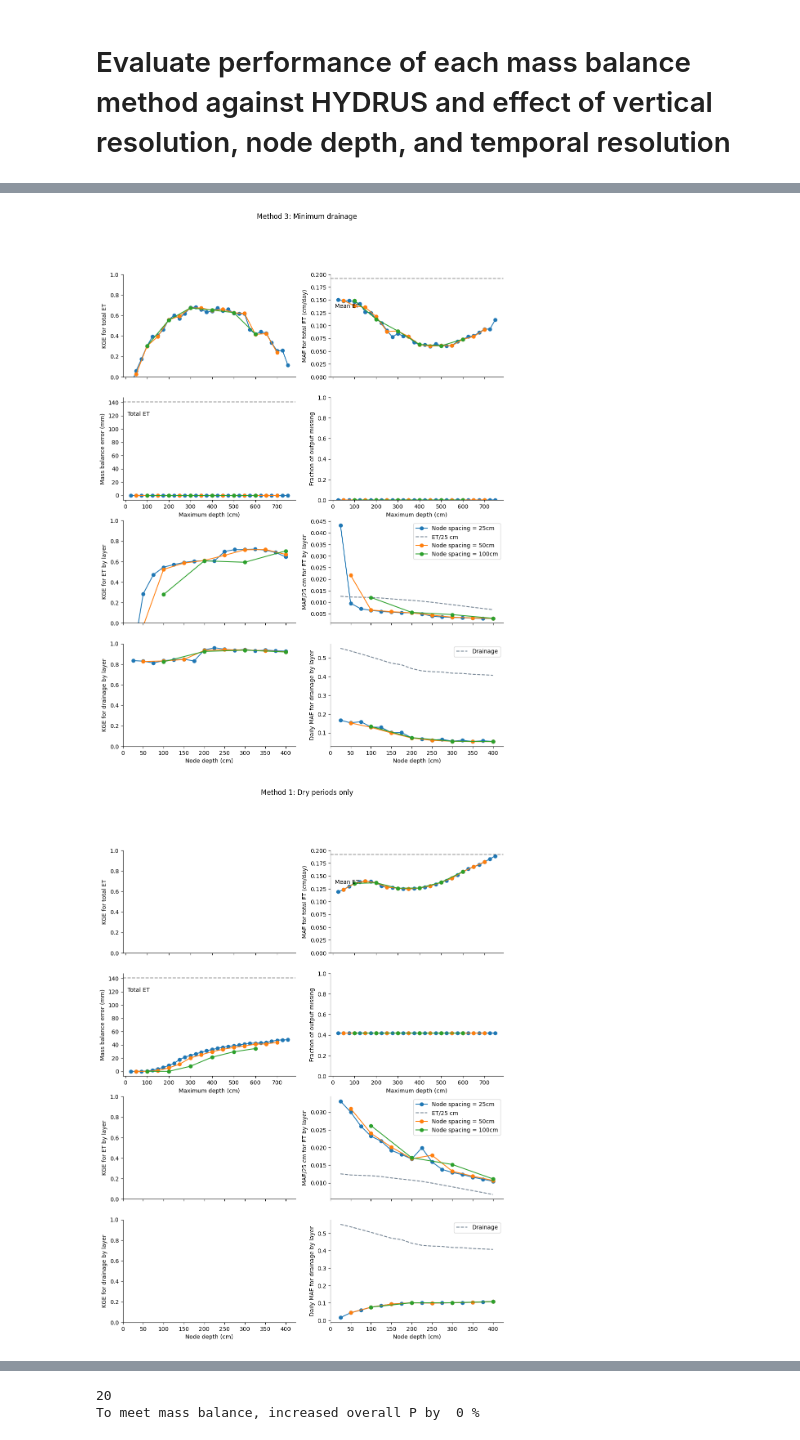
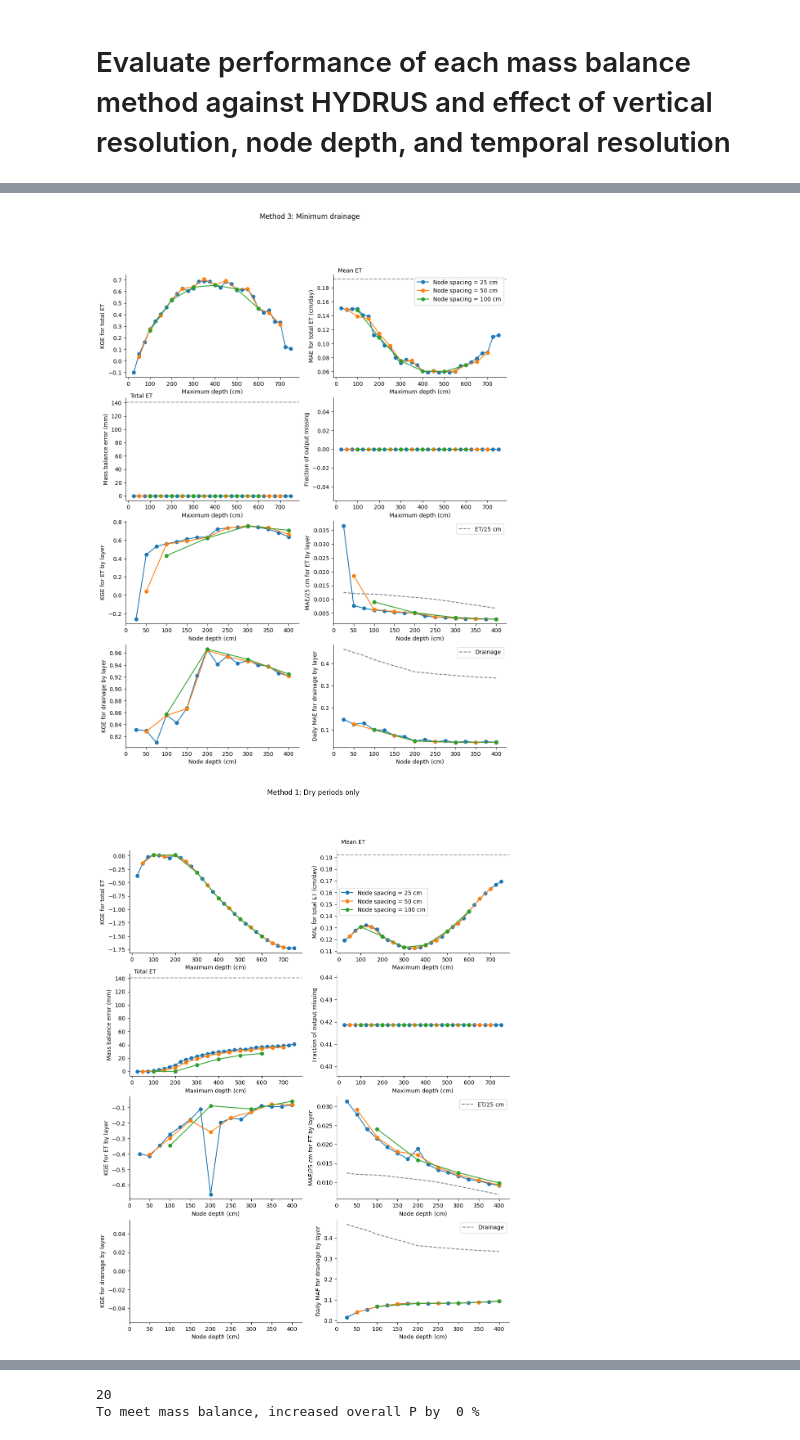
Before and after one commit to lapidesd/ET_layers, a Jupyter notebook: Code/phydrus_VMS_final.ipynb, the cells around one changed output, grey strips where cells are left out. Saved outputs shown, nothing was run; the diff lists cells and outputs as text; code cells hidden in the pictures.

```diff
--- a/Code/phydrus_VMS_final.ipynb
+++ b/Code/phydrus_VMS_final.ipynb
@@ -86,7 +117,7 @@ elder = pd.read_csv('https://hydroeco.github.io/angelo/angelo_weather_1H.csv', p
 elder = pd.read_csv('https://raw.githubusercontent.com/daviddralle/daviddralle.github.io/master/ppt.csv',index_col=0,parse_dates=True)
 elder = elder.resample('D').first().fillna(0)
 # change units to cm from mm
-elder = elder[['11475560']]*.1
+elder = elder[['11475560']]*.1*.85
 # set time period for simulation
 elder = elder.loc['2011-01-01':]
 elder = elder.iloc[:len(atm):]
@@ -769,6 +831,9 @@ for key in fluxmethod_names.keys():
 
   performance_methods[key] = performance_all
   overall_performance_methods[key] = overall_performance
+
+for method in fluxmethod_names.keys():
+  performance_methods[method]['R'] = [p[0][1] for p in performance_methods[method]['R']]
 # %% [output]
 1
 To meet mass balance, increased overall P by  0 %
@@ -897,7 +984,7 @@ for tnumber,method in enumerate(methodlist):
 
     ax = axs[3+m]
     ax.plot(spacedata.Node,spacedata.MAE/nodespacing*25,marker='o',
-            label=titles[method])
+            label=None)#titles[method])
     if (nodespacing==25) & (method==methodlist[-1]):
       ax.plot(spacedata.Node,spacedata.meanET/nodespacing*25,ls='--',c='slategrey',
               label = 'ET/25 cm')
@@ -951,6 +1038,7 @@ for tnumber,method in enumerate(methodlist):
   ax1.set_ylim(-3,130)
   ax2.set_ylabel('Fraction of\noutput missing')
   ax2.set_ylim(0,1)
+  axs[1].legend()
   ax2.set_xticks([0,1,2])
   ax2.set_xticklabels([titles[method].split(':')[0] for method in methodlist])
 
@@ -969,10 +1057,10 @@ for tnumber,method in enumerate(methodlist):
     axn.text(lval,hval,label,)
   ax.set_ylim(-.5,1)
   ax.set_ylabel('KGE for total ET')
-  ax1.set_xlabel('Maximum depth (cm)')
-  ax3.set_xlabel('Maximum depth (cm)')
+  for axxx in [axs[0],axs[1],axs[2],axs[3]]:
+    axxx.set_xlabel('Maximum depth (cm)')
   axt.set_ylabel('Daily MAE for total mean ET (cm/day)')
-  ax.set_xticklabels([])
+  # ax.set_xticklabels([])
   # axt.set_xticklabels([])
   axt.set_ylim(0,.3)
   ax3.set_ylabel('Total ET [cm]')
@@ -982,7 +1070,8 @@ for tnumber,method in enumerate(methodlist):
 
   for ax in [axs[2+m],axs[3+m]]:
     ax.set_xlim(0,bestdepth+25)
-    ax.set_xticklabels([])
+    # ax.set_xticklabels([])
+    ax.set_xlabel('Node depth (cm)')
   for ax in [axs[4+m],axs[5+m]]:
     ax.set_xlim(0,bestdepth+25)
 
@@ -1058,8 +1149,6 @@ for method in fluxmethod_names.keys():
   overall_performance = overall_performance_methods[method]
 
   fig,axs = plt.subplots(4,2,figsize = (12,15),
-                        #  sharey=True,
-                        #  sharex=True
                         )
   axs = axs.flatten()
   m=2
@@ -1068,21 +1157,23 @@ for method in fluxmethod_names.keys():
                                 (performance_all.Num_ports*nodespacing==400)]
     ax = axs[2+m]
     ax.plot(spacedata.Node,spacedata.KGE,marker='o')
-    ax.set_ylim(0,1)
+    # ax.set_ylim(0,1)
     ax.set_ylabel('KGE for ET by layer')
+    ax.set_xlabel('Node depth (cm)')
 
 
     ax = axs[3+m]
     ax.plot(spacedata.Node,spacedata.MAE/nodespacing*25,marker='o',
-            label='Node spacing = '+str(nodespacing)+'cm')
+            label=None)
     if nodespacing==25:
       ax.plot(spacedata.Node,spacedata.meanET/nodespacing*25,ls='--',c='slategrey',
               label = 'ET/25 cm')
     ax.set_ylabel('MAE/25 cm for ET by layer')
+    ax.set_xlabel('Node depth (cm)')
 
     ax = axs[4+m]
     ax.plot(spacedata.Node,spacedata.KGE_flux,marker='o')
-    ax.set_ylim(0,1)
+    # ax.set_ylim(0,1)
     ax.set_ylabel('KGE for drainage by layer')
     ax.set_xlabel('Node depth (cm)')
 
@@ -1095,7 +1186,6 @@ for method in fluxmethod_names.keys():
               label = 'Drainage')
     ax.set_ylabel('Daily MAE for drainage by layer')
     ax.set_xlabel('Node depth (cm)')
-    # ax.legend()
 
 
   ax = axs[0]
@@ -1109,7 +1199,7 @@ for method in fluxmethod_names.keys():
             marker='o',label='Node spacing = '+str(nodespace)+' cm')
     axt.plot(spacedf.maxdepth,
             spacedf.ET_totalMAE,
-            marker='o',)
+            marker='o',label='Node spacing = '+str(nodespace)+' cm',)
     ax1.plot(spacedf.maxdepth,
             spacedf.massbal_error,
             marker = 'o',)
@@ -1122,46 +1212,41 @@ for method in fluxmethod_names.keys():
             marker = 'o')
   ax1.set_ylabel('Mass balance error (mm)')
   ax2.set_ylabel('Fraction of output missing')
-  ax2.set_ylim(0,1)
+  # ax2.set_ylim(0,1)
+  axs[1].legend()
 
   for axn in [axt,ax1]:
     if axn==axt:
       pval = et.mean()
-      hval = .135
+      hval = pval*1.05
       label = 'Mean ET'
     else:
       pval = et.sum()
-      hval = 120
+      hval = pval*1.05
       label = 'Total ET'
     axn.axhline(pval,ls='--',c='k',alpha=.4)
     axn.text(10,hval,label,)
-  # ax.legend(loc = 'lower right')
-  ax.set_ylim(0,1)
-  # ax.set_xlim(0,415)
+  # ax.set_ylim(0,1)
   ax.set_ylabel('KGE for total ET')
-  ax1.set_xlabel('Maximum depth (cm)')
   axt.set_ylabel('MAE for total ET (cm/day)')
-  # axt.set_ylim(0,1.4)
-  ax2.set_xlabel('Maximum depth (cm)')
-  ax.set_xticklabels([])
-  axt.set_xticklabels([])
-  axt.set_ylim(0,.2)
+  for axxx in [axs[0],axs[1],axs[2],axs[3]]:
+    axxx.set_xlabel('Maximum depth (cm)')
+  # axt.set_ylim(0,.2)
 
   for ax in [axs[3+m],axs[5+m]]:
     ax.legend()
 
   for ax in [axs[2+m],axs[3+m]]:
     ax.set_xlim(0,425)
-    ax.set_xticklabels([])
   for ax in [axs[4+m],axs[5+m]]:
     ax.set_xlim(0,425)
 
   for axx in axs:
     for side in ['top','right']:
       axx.spines[side].set_visible(False)
 
   fig.suptitle(titles[method])
   plt.savefig(method+'_performance.png',format='png',dpi=300)
 # %% [output]
-[figure, old version]
+[figure, new version]
-[figure, old version]
+[figure, new version]
```
Also changed, not shown: parts of 16 cells of this notebook.
